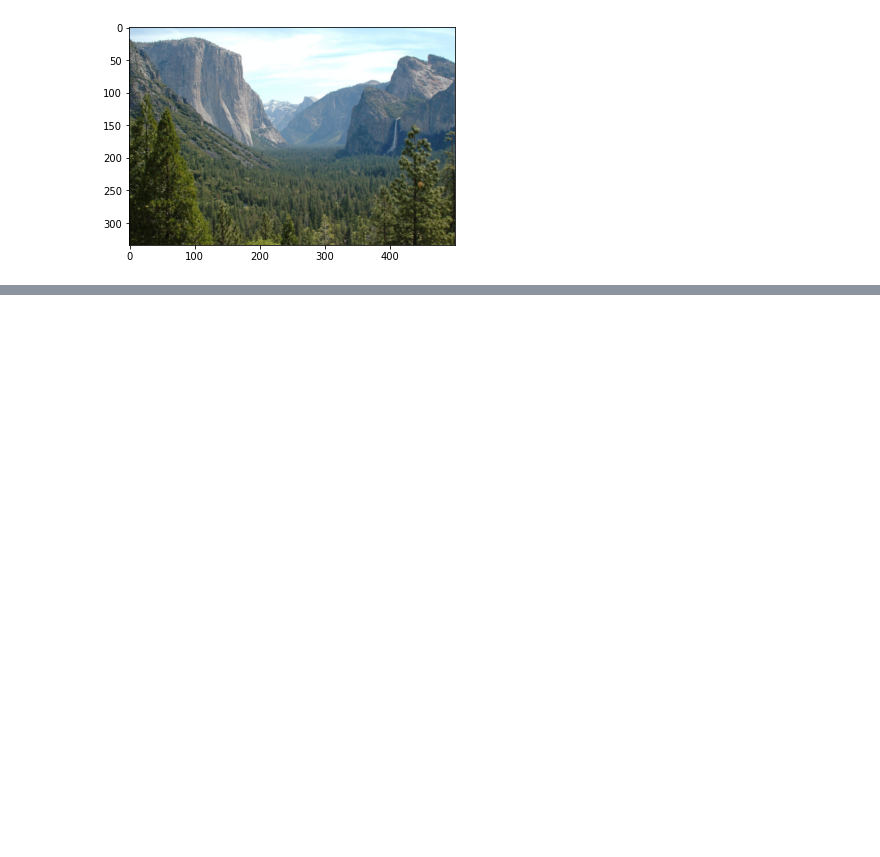
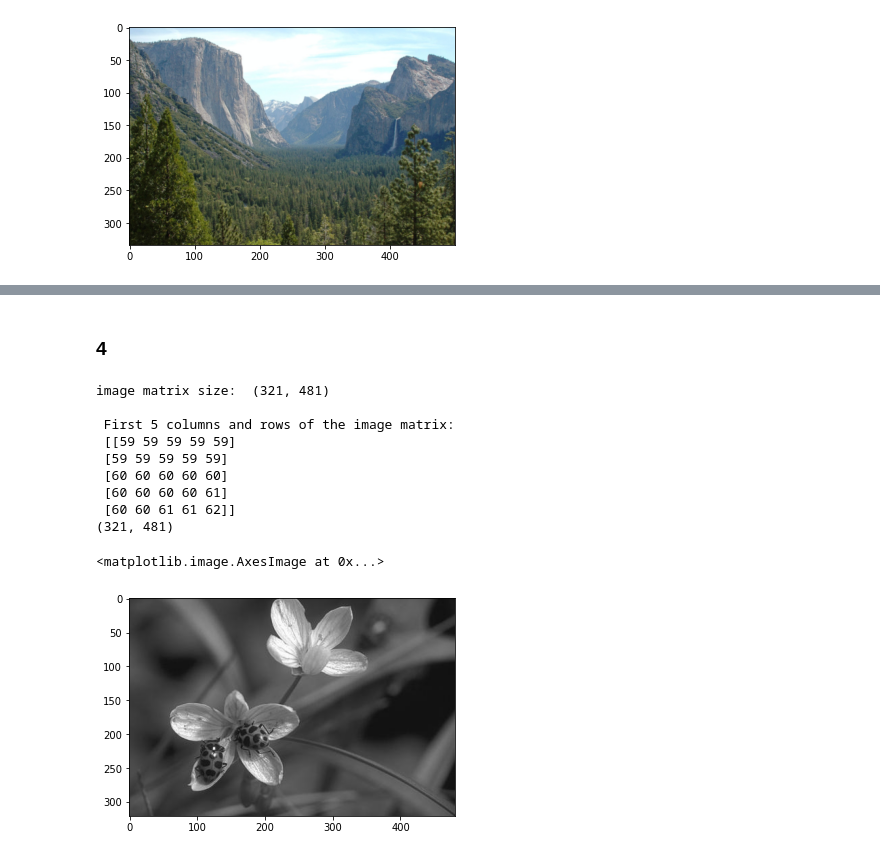
Before and after one commit to XiaoBaoBao719/Computer_Vision_Projects, a Jupyter notebook: Assignment_1/Assignment_1.ipynb, the cells around one changed output, grey strips where cells are left out. Cells and saved outputs as stored; diff of their text form; code cells hidden in the pictures; blank space fills up the shorter version.

```diff
--- a/Assignment_1/Assignment_1.ipynb
+++ b/Assignment_1/Assignment_1.ipynb
@@ -638,0 +623,18 @@ Clipping input data to the valid range for imshow with RGB data ([0..1] for floa
+# %% [markdown]
+### 4
+# %%
+ladybug_image = load_image(os.getcwd() + '/hw1_data/LadyBug.jpg')
+print(ladybug_image.shape)
+plt.imshow(cv2.cvtColor(ladybug_image, cv2.COLOR_RGB2BGR))
+# %% [output]
+image matrix size:  (321, 481)
+
+ First 5 columns and rows of the image matrix:
+ [[59 59 59 59 59]
+ [59 59 59 59 59]
+ [60 60 60 60 60]
+ [60 60 60 60 61]
+ [60 60 61 61 62]]
+(321, 481)
+<matplotlib.image.AxesImage at 0x...>
+[figure, added]
```
Also changed, not shown: parts of 10 cells of this notebook, 6 other files.
